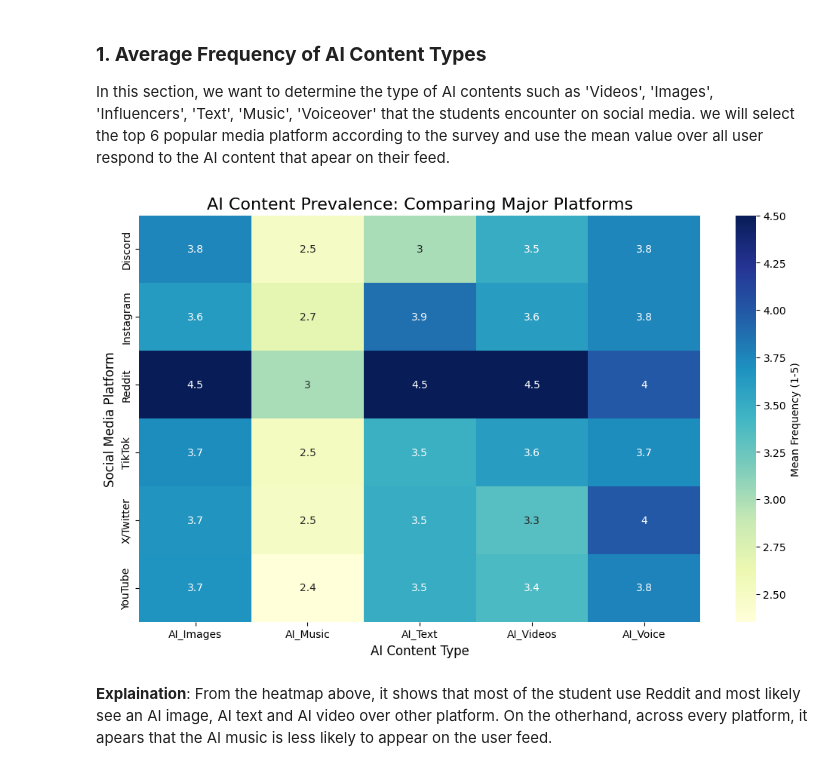
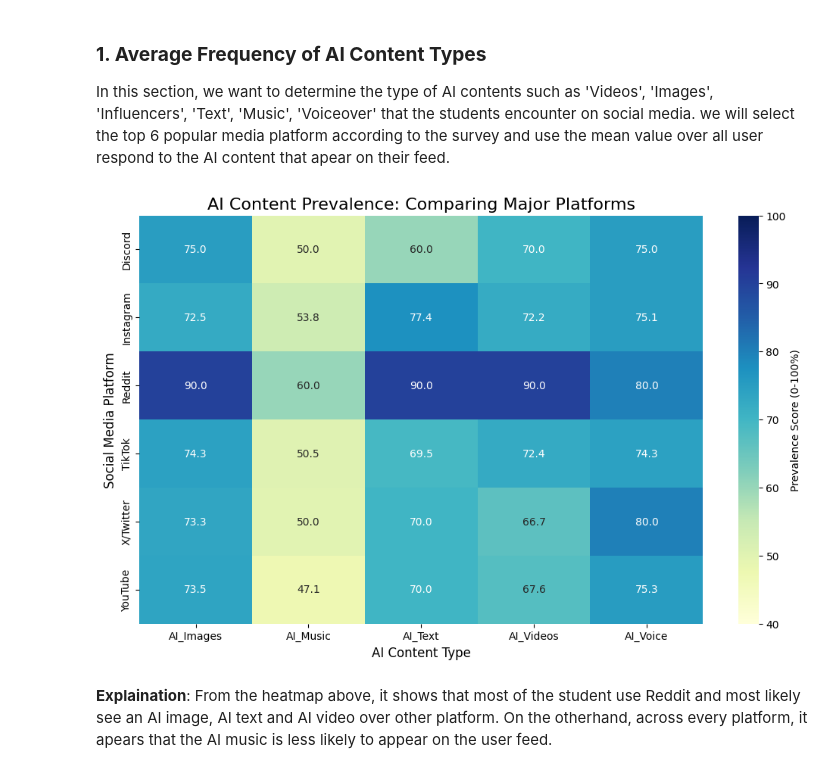
Before and after one commit to darklsor56/CS105-Team11-SP26, a Jupyter notebook: CS105_mini_Project.ipynb, the cells around one changed output. Drawn from its saved outputs; the diff is of its cells as text; code cells hidden in the pictures.

Commit message:
update graph 1.

```diff
--- a/CS105_mini_Project.ipynb
+++ b/CS105_mini_Project.ipynb
@@ -130,22 +130,24 @@ In this section, we want to determine the type of AI contents such as 'Videos',
 # %%
 # the top 6 social media platform from survey
 top_platforms = df['Platform'].value_counts().nlargest(6).index
 
 joint = df[df['Platform'].isin(top_platforms)].pivot_table(
     values=['AI_Videos', 'AI_Images', 'AI_Text', 'AI_Music', 'AI_Voice'],
     index='Platform',
     aggfunc='mean'
 )
 
+joint = (joint /5) *100
+
 plt.figure(figsize=(12, 7))
-sns.heatmap(joint, annot=True, cmap="YlGnBu", cbar_kws={'label': 'Mean Frequency (1-5)'})
+sns.heatmap(joint, annot=True, cmap="YlGnBu",fmt=".1f" , vmin= 40, vmax =100, cbar_kws={'label': 'Prevalence Score (0-100%)'})
 
 plt.title('AI Content Prevalence: Comparing Major Platforms', size=16)
 plt.xlabel('AI Content Type', size=12)
 plt.ylabel('Social Media Platform', size=12)
 plt.show()
 # %% [output]
-[figure, old version]
+[figure, new version]
 # %% [markdown]
 **Explaination**: From the heatmap above, it shows that most of the student use Reddit and most likely see an AI image, AI text and AI video over other platform. On the otherhand, across every platform, it apears that the AI music is less likely to appear on the user feed.
 # %% [markdown]
```
Also changed, not shown: parts of 4 cells of this notebook.
